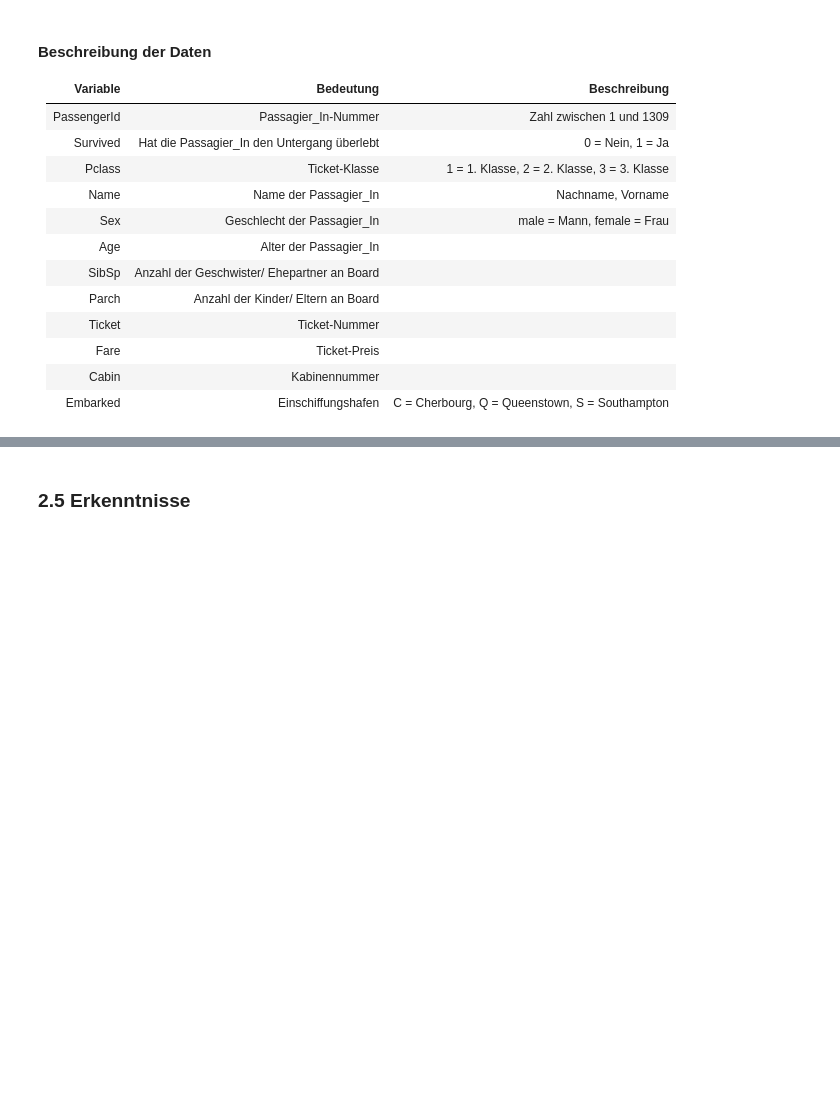
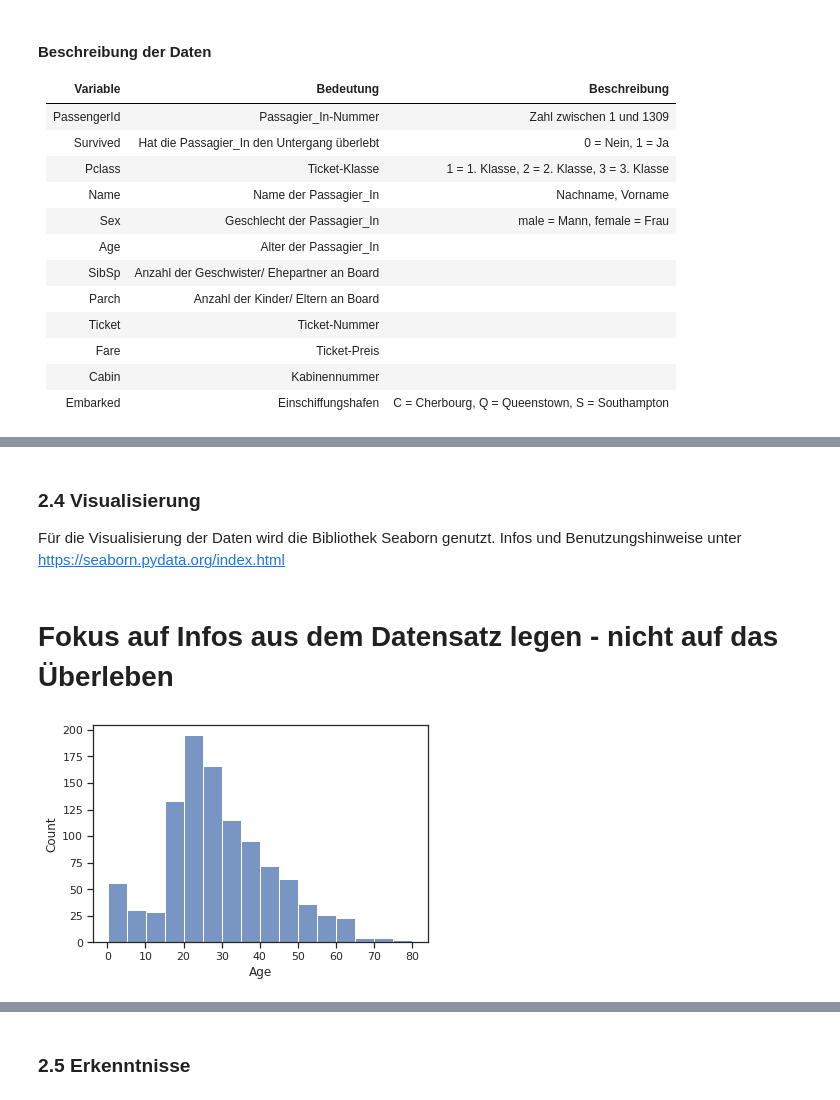
Before and after one commit to dzwanzig/crisp_titanic, a Jupyter notebook: titanic.ipynb, the cells around one changed output, grey strips where cells are left out. Cells and saved outputs as stored; diff of their text form; code cells hidden in the pictures; blank space fills up the shorter version.

```diff
--- a/titanic.ipynb
+++ b/titanic.ipynb
@@ -52,11 +44,22 @@ table {float:left}
+# %%
+%matplotlib inline
+import warnings
+warnings.filterwarnings('ignore')
+sns.set_theme(style="ticks")
 # %% [markdown]
 ### 2.2 Datenimport
 Import und merge der CSV Daten <br>
 Quelle: https://www.kaggle.com/c/titanic/data
 # %%
-df_train = pd.read_csv("data/train.csv")                      # Trainingsdaten-Datei einlesen
-df_test  = pd.read_csv("data/test.csv")                       # Testdaten-Datei einlesen
-df = pd.concat([df_train, df_test], ignore_index = True)      # beide Datensätze mergen, Trainingsdatensatz 0:892, Testdatensatz 892:1310
+# Trainingsdaten-Datei einlesen
+df_train = pd.read_csv("data/train.csv")
+df_train["Survived"] = df_train["Survived"].astype(int)
+
+# Testdaten-Datei einlesen
+df_test  = pd.read_csv("data/test.csv")
+
+# beide Datensätze mergen, Trainingsdatensatz 0:892, Testdatensatz 892:1310
+df = pd.concat([df_train, df_test], ignore_index = True)
 # %% [markdown]
 ### 2.3 Datenerkundung
 Einen Überblick über die vorhandenen Daten verschaffen <br>
@@ -91,5 +144,15 @@ df.describe(include = "all") # Statistische Beschreibung des Datensatzes
+# %% [markdown]
+### 2.4 Visualisierung
+
+Für die Visualisierung der Daten wird die Bibliothek Seaborn genutzt. </p>
+Infos und Benutzungshinweise unter https://seaborn.pydata.org/index.html
+# %% [markdown]
+# Fokus auf Infos aus dem Datensatz legen - nicht auf das Überleben
 # %%
-# Alter der Pasagier_Innen
-sns.distplot(a = df["Age"], bins = 16, kde = False)
+# Alter der Pasagier_Innen als Histogramm
+sns.histplot(data = df, x = df["Age"], bins = 16, kde = False)
+plt.show()
+# %% [output]
+[figure, added]
 # %%
 # Alter der Pasagier_Innen
```
Also changed, not shown: parts of 197 cells of this notebook.
